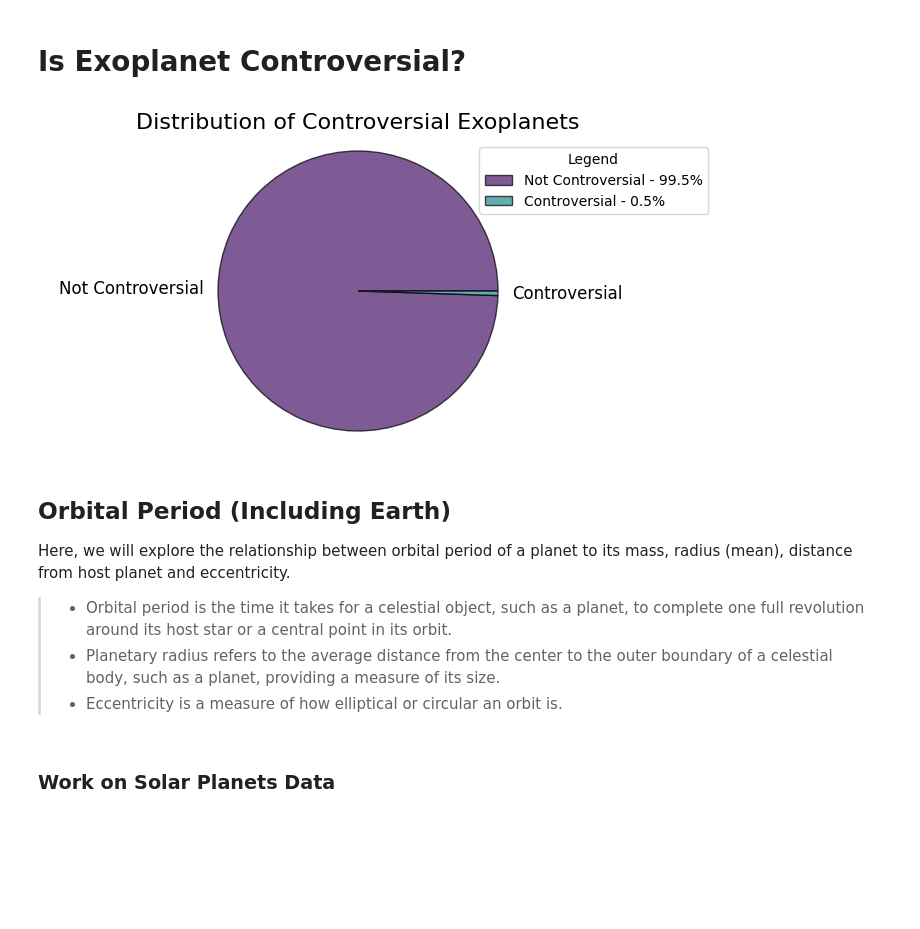
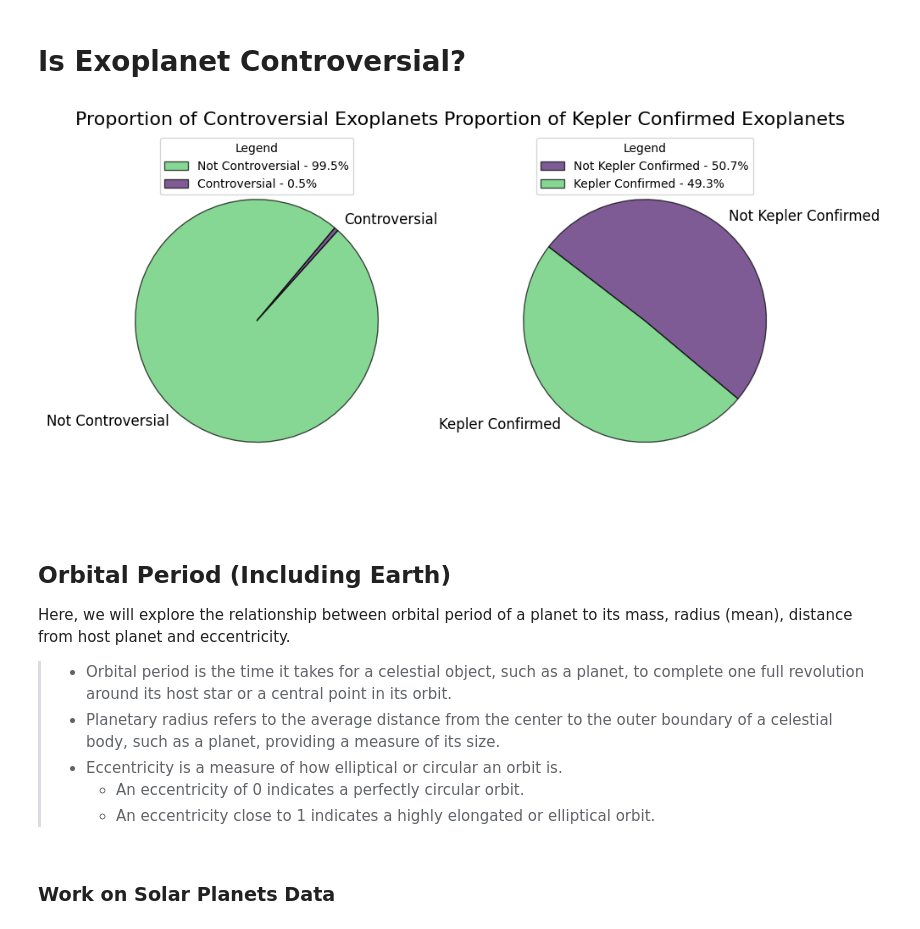
Before and after one commit to ztsv-av/mads_data_visualization, a Jupyter notebook: main.ipynb, the cells around one changed output. Saved outputs shown, nothing was run; the diff lists cells and outputs as text; code cells hidden in the pictures; blank space fills up the shorter version.

```diff
--- a/main.ipynb
+++ b/main.ipynb
@@ -46,3 +70,5 @@ import matplotlib.pyplot as plt
 EXOPLANETS_PATH = 'data/exoplanets.csv'
 EXOPLANETS_HEADER = 290
 SOLARPLANETS_URL = 'data/solarplanets.csv'
+KEPLER_PATH = 'data/kepler.csv'
+KEPLER_HEADER = 8
@@ -146,0 +178,3 @@ solarplanets
+# %%
+keplerplanets = pd.read_csv(KEPLER_PATH, header=KEPLER_HEADER, index_col=None)
+keplerplanets
@@ -146,0 +197,5 @@ solarplanets
+# %%
+exoplanets = exoplanets.copy()
+exoplanets['kepler_confirmed'] = exoplanets['pl_name'].isin(keplerplanets['pl_name'])
+exoplanets['kepler_confirmed'] = exoplanets['kepler_confirmed'].astype(bool)
+sum(exoplanets['kepler_confirmed'])
@@ -170,29 +251,55 @@ plt.show()
 # %% [markdown]
 # Is Exoplanet Controversial?
 # %%
-plt.figure(figsize=(8, 4))
+plt.figure(figsize=(10, 5))
+plt.subplot(1, 2, 1)
 wedges, texts, autotexts = plt.pie(
     exoplanets['pl_controv_flag'].value_counts(),
     labels=['Not Controversial', 'Controversial'],
     autopct='',
-    colors=['#481567FF', '#238A8DFF'],
+    colors=['#55C667FF', '#481567FF'],
     textprops={'fontsize': 12, 'color': 'black'},
-    wedgeprops={'edgecolor': 'black', "alpha": 0.7}
+    wedgeprops={'edgecolor': 'black', "alpha": 0.7},
+    startangle=50
 )
 percs = exoplanets['pl_controv_flag'].value_counts(normalize=True)*100
 labels = [f'{label} - {perc:.1f}%' for label, perc in zip(['Not Controversial', 'Controversial'], percs)]
 plt.legend(
     wedges,
     labels,
     title='Legend',
-    bbox_to_anchor=(0.88, 0.99),
+    bbox_to_anchor=(0.5, 1),
     loc='upper center'
 )
 plt.axis('equal')
-plt.title('Distribution of Controversial Exoplanets', fontsize=16)
+plt.title('Proportion of Controversial Exoplanets', fontsize=16)
+
+plt.subplot(1, 2, 2)
+wedges, texts, autotexts = plt.pie(
+    exoplanets['kepler_confirmed'].value_counts(),
+    labels=['Not Kepler Confirmed', 'Kepler Confirmed'],
+    autopct='',
+    colors=['#481567FF', '#55C667FF'],
+    textprops={'fontsize': 12, 'color': 'black'},
+    wedgeprops={'edgecolor': 'black', "alpha": 0.7},
+    startangle=320
+)
+percs = exoplanets['kepler_confirmed'].value_counts(normalize=True)*100
+labels = [f'{label} - {perc:.1f}%' for label, perc in zip(['Not Kepler Confirmed', 'Kepler Confirmed'], percs)]
+plt.legend(
+    wedges,
+    labels,
+    title='Legend',
+    bbox_to_anchor=(0.5, 1),
+    loc='upper center'
+)
+plt.axis('equal')
+plt.title('Proportion of Kepler Confirmed Exoplanets', fontsize=16)
+
+plt.tight_layout()
 plt.show()
 # %% [output]
-[figure, old version]
+[figure, new version]
 # %% [markdown]
 ## Orbital Period (Including Earth)
 
@@ -201,6 +308,8 @@ Here, we will explore the relationship between orbital period of a planet to its
 > - Orbital period is the time it takes for a celestial object, such as a planet, to complete one full revolution around its host star or a central point in its orbit.
 > - Planetary radius refers to the average distance from the center to the outer boundary of a celestial body, such as a planet, providing a measure of its size.
 > - Eccentricity is a measure of how elliptical or circular an orbit is.
+>   - An eccentricity of 0 indicates a perfectly circular orbit.
+>   - An eccentricity close to 1 indicates a highly elongated or elliptical orbit.
 # %% [markdown]
 ### Work on Solar Planets Data
 # %% [markdown]
```
Also changed, not shown: parts of 14 cells of this notebook, 5 other files.
